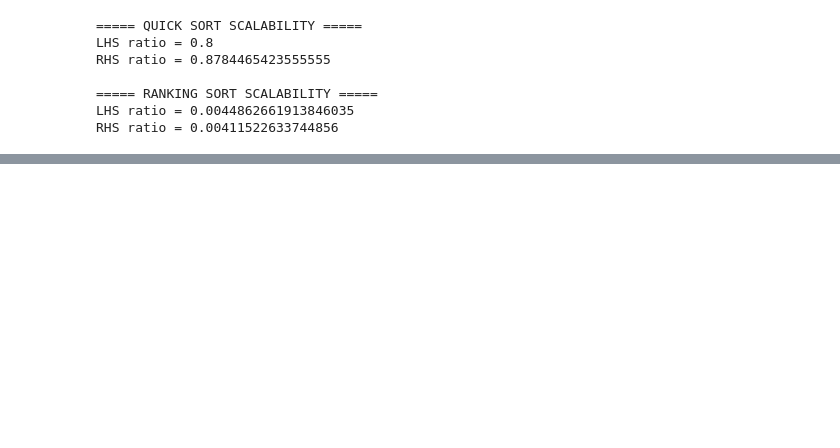
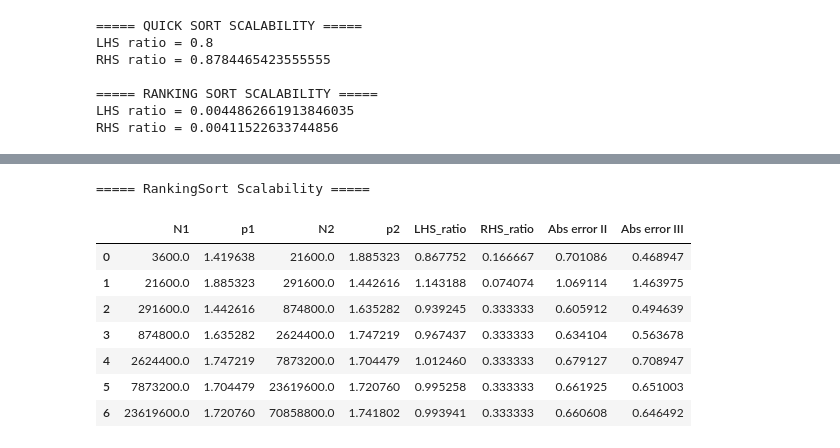
Before and after one commit to marcelino123455/ProyectoParalela, a Jupyter notebook: graficador.ipynb, the cells around one changed output, grey strips where cells are left out. Saved outputs shown, nothing was run; the diff lists cells and outputs as text; code cells hidden in the pictures; blank space fills up the shorter version.

```diff
--- a/graficador.ipynb
+++ b/graficador.ipynb
@@ -976,0 +1273,57 @@ RHS ratio = 0.00411522633744856
+# %%
+import numpy as np
+
+def check_escalabilidad_rs(df_intersections, verbose=True):
+    """
+    Chequea la escalabilidad usando la relación p^(√p) ~ N
+    df_intersections: DataFrame con columnas N y p
+    """
+    df_sorted = df_intersections.sort_values("N").reset_index(drop=True)
+    results = []
+
+    for i in range(len(df_sorted)-1):
+        N1, p1 = df_sorted.loc[i, ["N","p"]]
+        N2, p2 = df_sorted.loc[i+1, ["N","p"]]
+
+        # lhs_ratio = (p1**np.sqrt(p1)) / (p2**np.sqrt(p2))
+        lhs_ratio = (p1**(1/2)) / (p2**(1/2))
+        lhs_ratio_2 = (p1**np.sqrt(p1)) / (p2**np.sqrt(p2))
+
+        rhs_ratio = N1 / N2
+        rel_error = abs(lhs_ratio - rhs_ratio) / rhs_ratio
+
+        results.append({
+            "N1": N1, "p1": p1,
+            "N2": N2, "p2": p2,
+            "LHS_ratio": lhs_ratio,
+            "RHS_ratio": rhs_ratio,
+            "Abs error II": abs(lhs_ratio - rhs_ratio),
+            "Abs error III": abs(lhs_ratio_2 - rhs_ratio),
+            # "Relative_error": rel_error
+        })
+        if verbose:
+            print(f"\nCheck N1={N1}, N2={N2}")
+            print(f"LHS ratio (p^√p) = {lhs_ratio:.4f}")
+            print(f"RHS ratio (N)     = {rhs_ratio:.4f}")
+            # print(f"Relative error    = {rel_error:.4f}")
+            print(f"Abs error    = {abs(lhs_ratio - rhs_ratio):.4f}")
+
+    return pd.DataFrame(results)
+# print("===== QuickSort Scalability =====")
+# scal_qs = check_escalabilidad(intersections_qs)
+import pandas as pd
+import numpy as np
+
+print("\n===== RankingSort Scalability =====")
+scal_rs = check_escalabilidad_rs(intersections_rs, False)
+display(scal_rs)
+# %% [output]
+===== RankingSort Scalability =====
+|  | N1 | p1 | N2 | p2 | LHS_ratio | RHS_ratio | Abs error II | Abs error III |
+| 0 | 3600.0 | 1.419638 | 21600.0 | 1.885323 | 0.867752 | 0.166667 | 0.701086 | 0.468947 |
+| 1 | 21600.0 | 1.885323 | 291600.0 | 1.442616 | 1.143188 | 0.074074 | 1.069114 | 1.463975 |
+| 2 | 291600.0 | 1.442616 | 874800.0 | 1.635282 | 0.939245 | 0.333333 | 0.605912 | 0.494639 |
+| 3 | 874800.0 | 1.635282 | 2624400.0 | 1.747219 | 0.967437 | 0.333333 | 0.634104 | 0.563678 |
+| 4 | 2624400.0 | 1.747219 | 7873200.0 | 1.704479 | 1.012460 | 0.333333 | 0.679127 | 0.708947 |
+| 5 | 7873200.0 | 1.704479 | 23619600.0 | 1.720760 | 0.995258 | 0.333333 | 0.661925 | 0.651003 |
+| 6 | 23619600.0 | 1.720760 | 70858800.0 | 1.741802 | 0.993941 | 0.333333 | 0.660608 | 0.646492 |
```
Also changed, not shown: parts of 12 cells of this notebook, 1 other file.
